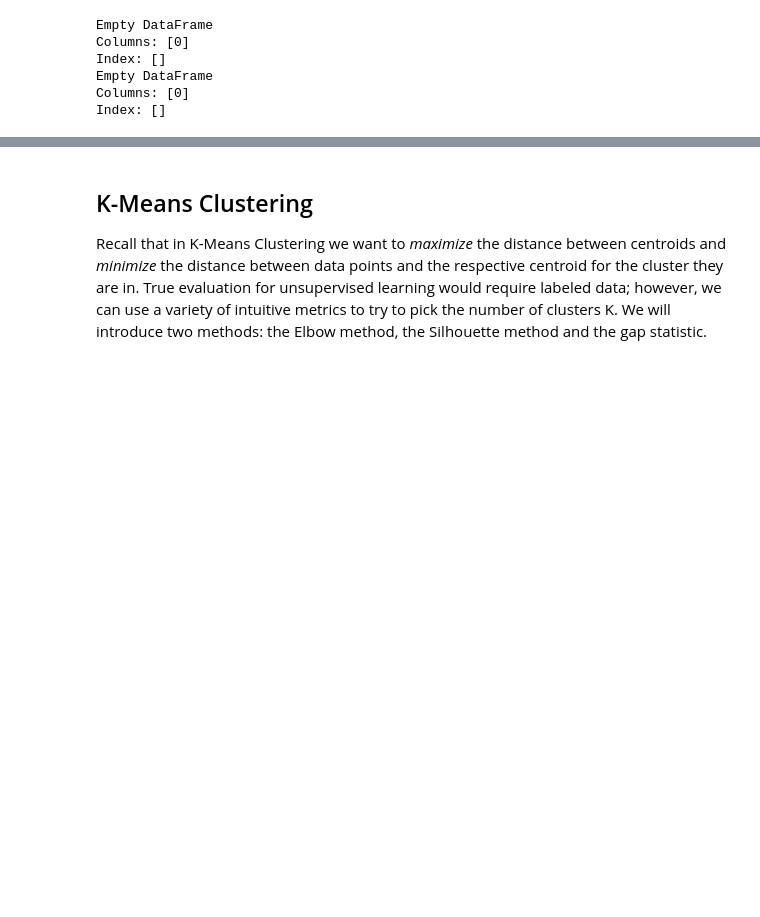
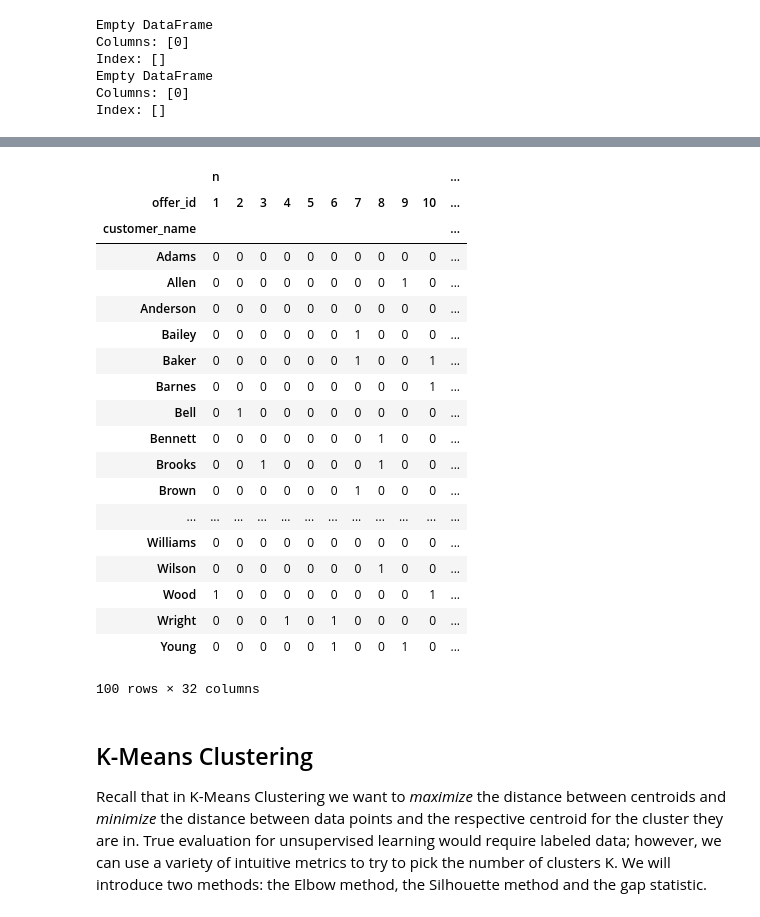
Before and after one commit to wrgorman/Springboard, a Jupyter notebook: Mini_Project_Clustering.ipynb, the cells around one changed output, grey strips where cells are left out. Cells and saved outputs as stored; diff of their text form; code cells hidden in the pictures; blank space fills up the shorter version.

```diff
--- a/Mini_Project_Clustering.ipynb
+++ b/Mini_Project_Clustering.ipynb
@@ -193,3 +217,61 @@ exists
+# %%
+import numpy as np
+
+def IntToStr(x):
+    if x < 10:
+        x = '0' + str(x)
+    else:
+        x = str(x)
+
+    return x
+
+dfmerged = df_offers.merge(df_transactions, left_on = 'offer_id', right_on = 'offer_id', suffixes=('_left', '_right'))
+#dfmerged['header'] = 'Offer' + dfmerged['offer_id']
+#print(dfmerged)
+#dfpivot = pd.pivot_table(dfmerged, index=['customer_name'], columns=['offer_id'], values=['n'], aggfunc = np.sum, fill_value = 0)
+
+#not necessary. just for data wrangling practice
+#dfmerged['offer_hdr'] = 'Order' + dfmerged[ 'offer_id' ].apply(str)
+#dfmerged['offer_hdr'] = '' + dfmerged[ 'offer_id' ].apply(str)
+#dfmerged['offer_hdr'] = IntToStr(dfmerged[ 'offer_id' ])
+
+#dfmerged.loc[ dfmerged['offer_id'] < 10, 'offer_hdr'] = '0' + str(dfmerged['offer_id'])
+#dfmerged.loc[ dfmerged['offer_id'] < 10, 'offer_hdr'] = '0' + str(dfmerged['offer_id'])
+#dfmerged.assign(MyTest = lambda m: IntToStr(m))
+#dfmerged = dfmerged.assign(MyTest = lambda m: '0' + str(m['offer_id']))
+#dfmerged = dfmerged.assign(MyTest = lambda m: IntToStr(m['offer_id']))
+
+#dfmerged
+
+#dfpivot = pd.pivot_table(dfmerged, index=['customer_name', 'offer_id'], values=['n'], aggfunc = np.sum)
+#dfpivot = pd.pivot_table(dfmerged, index=['customer_name', 'offer_hdr'], values=['n'], aggfunc = np.sum)
+dfpivot = pd.pivot_table(dfmerged, index=['customer_name'], columns=['offer_id'], values=['n'], aggfunc = np.sum, fill_value = 0)
+#dfpivot = pd.pivot_table(dfmerged, index=['customer_name'], columns=['offer_hdr'], values=['n'], aggfunc = np.sum, fill_value = 0)
+
+
+
+dfpivot
+# %% [output]
+|  | n |  |  |  |  |  |  |  |  |  | ... |
+| offer_id | 1 | 2 | 3 | 4 | 5 | 6 | 7 | 8 | 9 | 10 | ... |
+| customer_name |  |  |  |  |  |  |  |  |  |  | ... |
+| Adams | 0 | 0 | 0 | 0 | 0 | 0 | 0 | 0 | 0 | 0 | ... |
+| Allen | 0 | 0 | 0 | 0 | 0 | 0 | 0 | 0 | 1 | 0 | ... |
+| Anderson | 0 | 0 | 0 | 0 | 0 | 0 | 0 | 0 | 0 | 0 | ... |
+| Bailey | 0 | 0 | 0 | 0 | 0 | 0 | 1 | 0 | 0 | 0 | ... |
+| Baker | 0 | 0 | 0 | 0 | 0 | 0 | 1 | 0 | 0 | 1 | ... |
+| Barnes | 0 | 0 | 0 | 0 | 0 | 0 | 0 | 0 | 0 | 1 | ... |
+| Bell | 0 | 1 | 0 | 0 | 0 | 0 | 0 | 0 | 0 | 0 | ... |
+| Bennett | 0 | 0 | 0 | 0 | 0 | 0 | 0 | 1 | 0 | 0 | ... |
+| Brooks | 0 | 0 | 1 | 0 | 0 | 0 | 0 | 1 | 0 | 0 | ... |
+| Brown | 0 | 0 | 0 | 0 | 0 | 0 | 1 | 0 | 0 | 0 | ... |
+| ... | ... | ... | ... | ... | ... | ... | ... | ... | ... | ... | ... |
+| Williams | 0 | 0 | 0 | 0 | 0 | 0 | 0 | 0 | 0 | 0 | ... |
+| Wilson | 0 | 0 | 0 | 0 | 0 | 0 | 0 | 1 | 0 | 0 | ... |
+| Wood | 1 | 0 | 0 | 0 | 0 | 0 | 0 | 0 | 0 | 1 | ... |
+| Wright | 0 | 0 | 0 | 1 | 0 | 1 | 0 | 0 | 0 | 0 | ... |
+| Young | 0 | 0 | 0 | 0 | 0 | 1 | 0 | 0 | 1 | 0 | ... |
+100 rows × 32 columns
 # %% [markdown]
 ## K-Means Clustering
 
```
Also changed, not shown: parts of 12 cells of this notebook.
